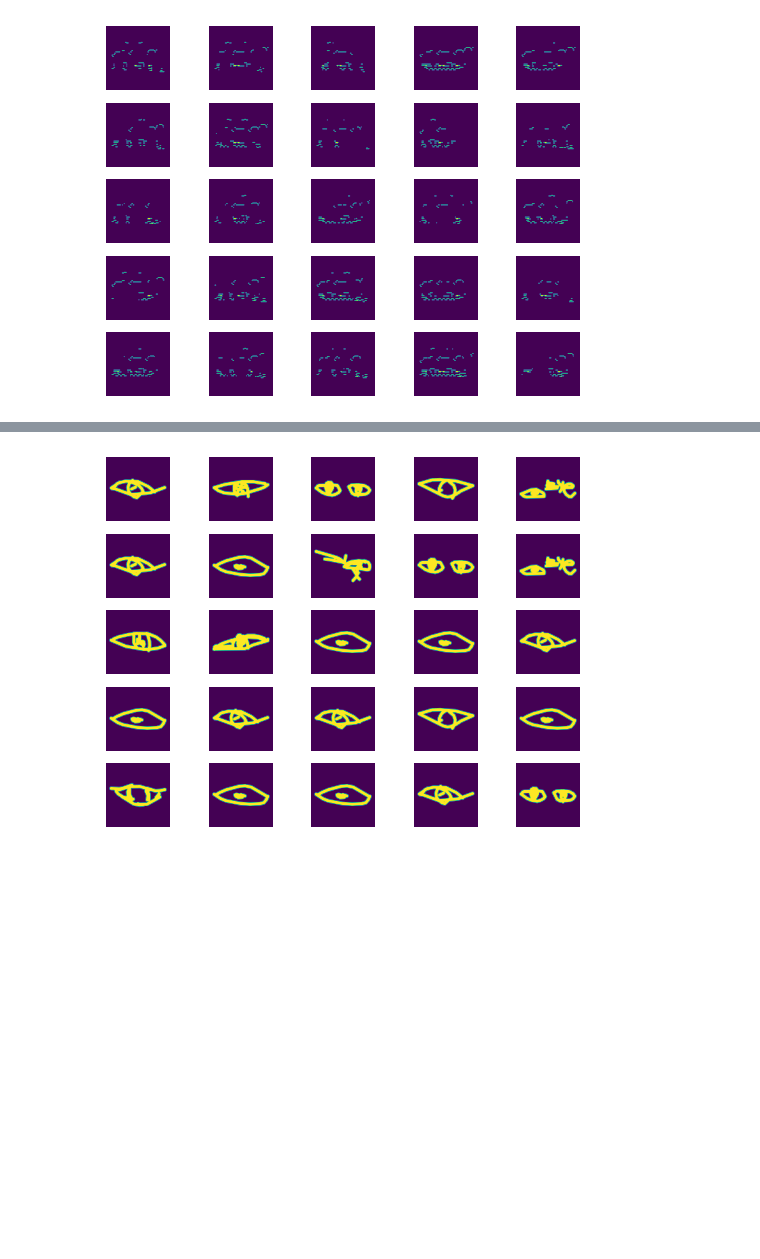
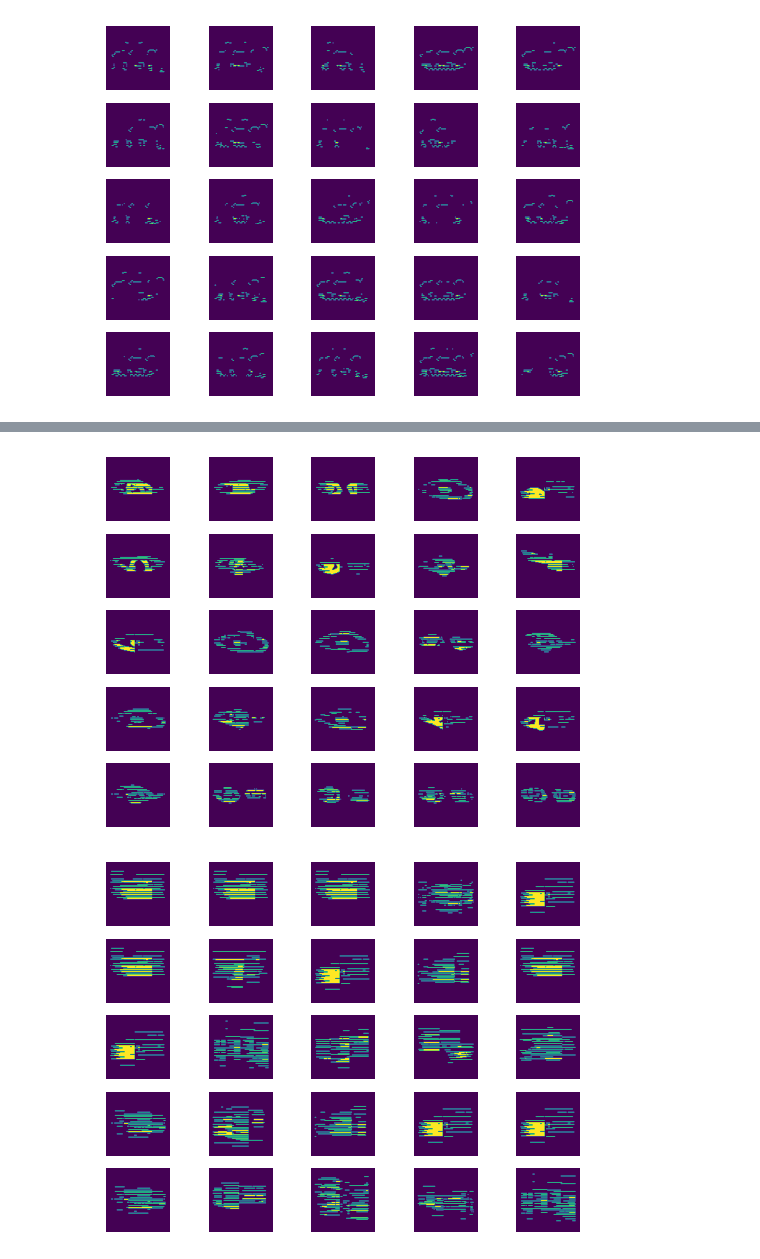
Before and after one commit to Sherlockk-23/midiDraw, a Jupyter notebook: dataset/exp_combine.ipynb, the cells around one changed output, grey strips where cells are left out. Drawn from its saved outputs; the diff is of its cells as text; code cells hidden in the pictures; blank space fills up the shorter version.

```diff
--- a/dataset/exp_combine.ipynb
+++ b/dataset/exp_combine.ipynb
@@ -123,18 +123,27 @@ for i in range(500):
 # sort and  pick top 25
 img_loss_pair.sort(key=lambda x: x[3])
 print("Top 25 loss:")
+
 for i in range(25):
     img_sample, midi_sample, masked_midi, loss = img_loss_pair[i]
-    print(f"Loss: {loss}")
+    # print(f"Loss: {loss}")
+    plt.subplot(5, 5, i+1)
+    plt.imshow(img_sample)
+    plt.axis('off')
+plt.show()
+for i in range(25):
+    img_sample, midi_sample, masked_midi, loss = img_loss_pair[i]
+    # print(f"Loss: {loss}")
     plt.subplot(5, 5, i+1)
     plt.imshow(masked_midi)
     plt.axis('off')
 plt.show()
+
 for i in range(25):
     img_sample, midi_sample, masked_midi, loss = img_loss_pair[i]
-    print(f"Loss: {loss}")
+    # print(f"Loss: {loss}")
     plt.subplot(5, 5, i+1)
-    plt.imshow(img_sample)
+    plt.imshow(midi_sample)
     plt.axis('off')
 plt.show()
 # %% [output]
@@ -176,4 +168,5 @@ Loss: 217382
-[figure, old version]
+[figure, new version]
+[figure, added]
 # %%
 for i in range(25):
     midi_file = img_loss_pair[i][1]/255.0
```
Also changed, not shown: parts of 3 cells of this notebook, 4 other files.
